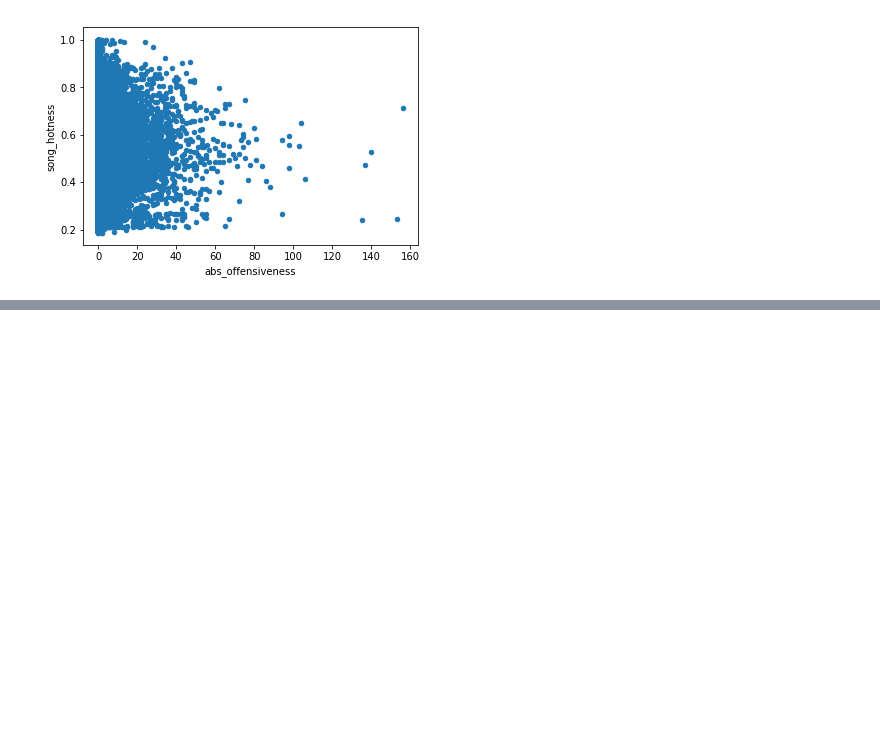
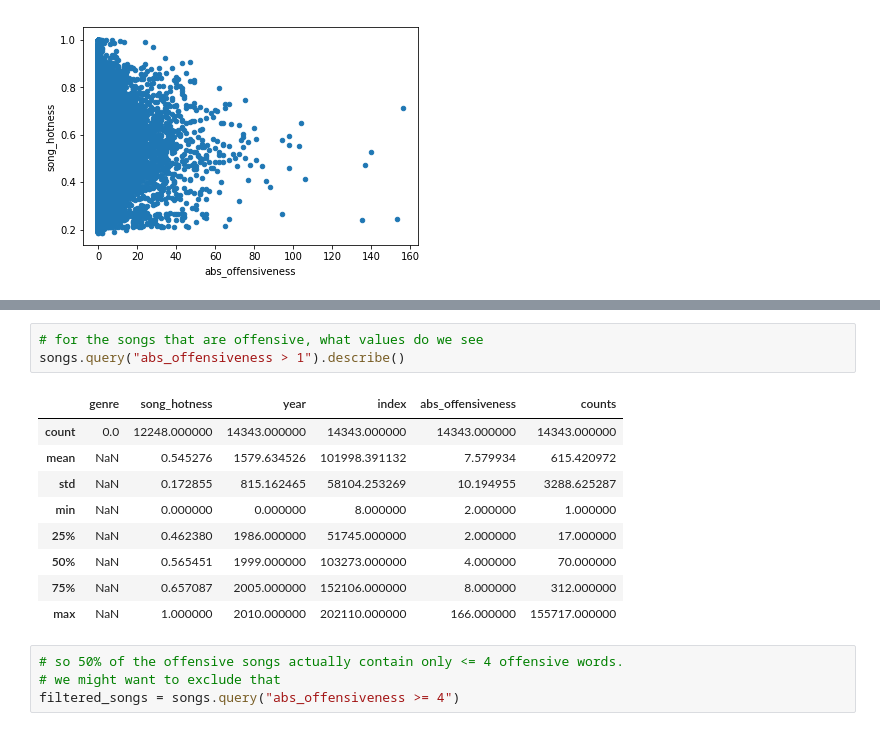
Before and after one commit to Victor-Palacios/epfl_ada, a Jupyter notebook: Project/main_lars.ipynb, the cells around one changed output, grey strips where cells are left out. Saved outputs shown, nothing was run; the diff lists cells and outputs as text; blank space fills up the shorter version.

```diff
--- a/Project/main_lars.ipynb
+++ b/Project/main_lars.ipynb
@@ -325,0 +305,17 @@ offensiveness_counts_very_recent.corr()
+# %%
+# for the songs that are offensive, what values do we see
+songs.query("abs_offensiveness > 1").describe()
+# %% [output]
+|  | genre | song_hotness | year | index | abs_offensiveness | counts |
+| count | 0.0 | 12248.000000 | 14343.000000 | 14343.000000 | 14343.000000 | 14343.000000 |
+| mean | NaN | 0.545276 | 1579.634526 | 101998.391132 | 7.579934 | 615.420972 |
+| std | NaN | 0.172855 | 815.162465 | 58104.253269 | 10.194955 | 3288.625287 |
+| min | NaN | 0.000000 | 0.000000 | 8.000000 | 2.000000 | 1.000000 |
+| 25% | NaN | 0.462380 | 1986.000000 | 51745.000000 | 2.000000 | 17.000000 |
+| 50% | NaN | 0.565451 | 1999.000000 | 103273.000000 | 4.000000 | 70.000000 |
+| 75% | NaN | 0.657087 | 2005.000000 | 152106.000000 | 8.000000 | 312.000000 |
+| max | NaN | 1.000000 | 2010.000000 | 202110.000000 | 166.000000 | 155717.000000 |
+# %%
+# so 50% of the offensive songs actually contain only <= 4 offensive words.
+# we might want to exclude that
+filtered_songs = songs.query("abs_offensiveness >= 4")
```
Also changed, not shown: parts of 25 cells of this notebook.
